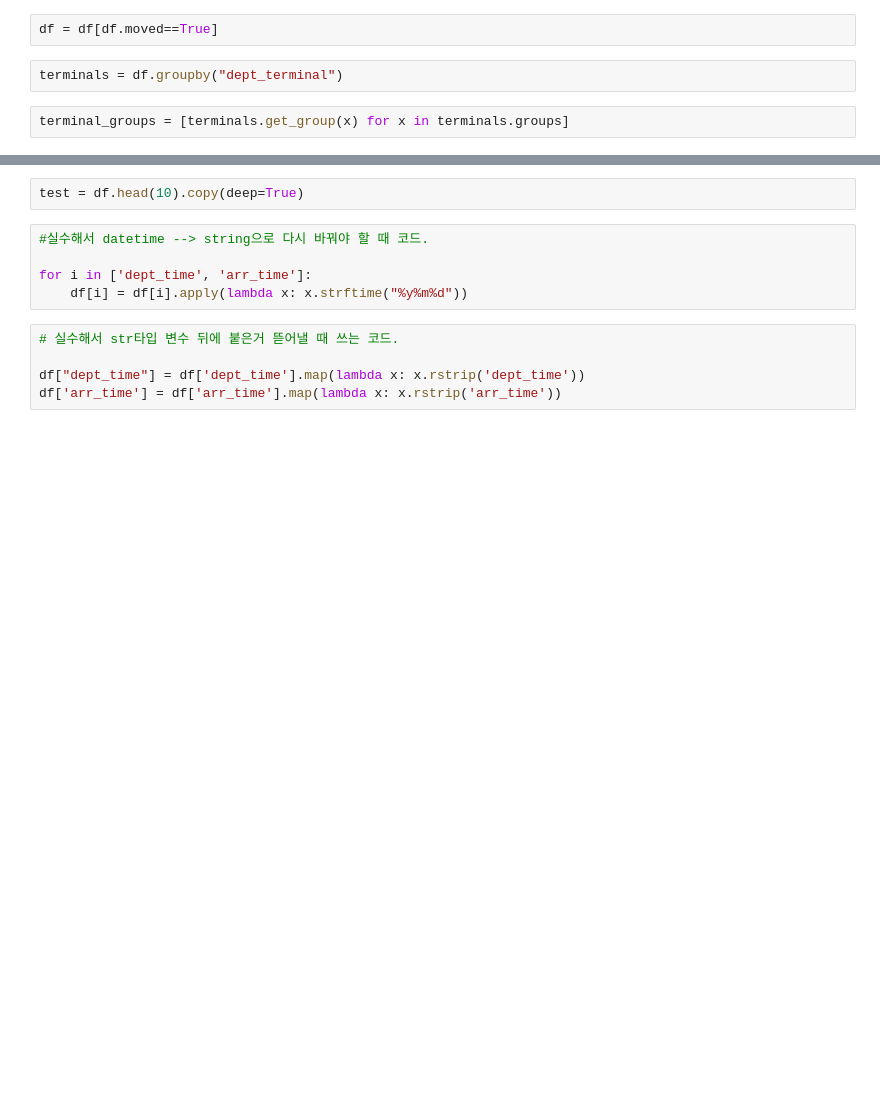
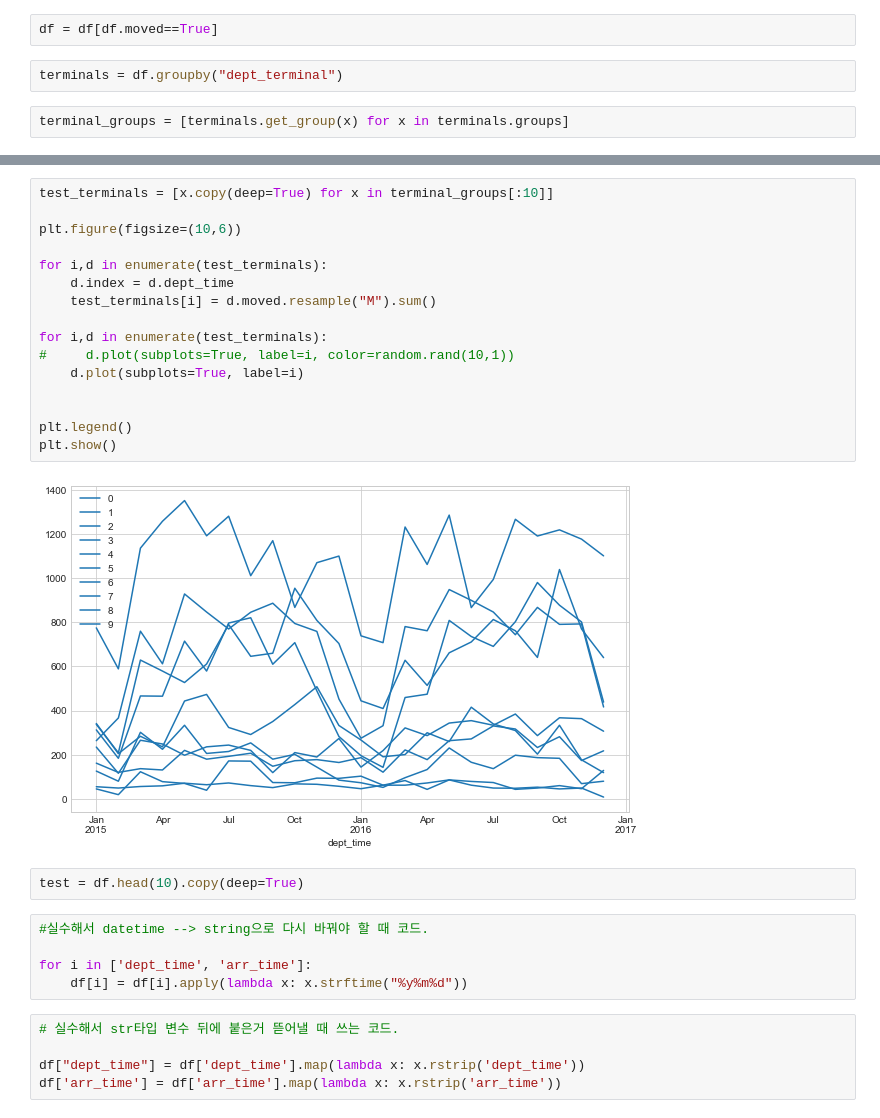
Before and after one commit to jaepil-choi/bikes, a Jupyter notebook: nubija_merge.ipynb, the cells around one changed output, grey strips where cells are left out. Cells and saved outputs as stored; diff of their text form; blank space fills up the shorter version.

```diff
--- a/nubija_merge.ipynb
+++ b/nubija_merge.ipynb
@@ -715,3 +744,21 @@ plt.show()
+# %%
+test_terminals = [x.copy(deep=True) for x in terminal_groups[:10]]
+
+plt.figure(figsize=(10,6))
+
+for i,d in enumerate(test_terminals):
+    d.index = d.dept_time
+    test_terminals[i] = d.moved.resample("M").sum()
+
+for i,d in enumerate(test_terminals):
+#     d.plot(subplots=True, label=i, color=random.rand(10,1))
+    d.plot(subplots=True, label=i)
+
+
+plt.legend()
+plt.show()
+# %% [output]
+[figure, added]
 # %%
 test = df.head(10).copy(deep=True)
 # %%
```
Also changed, not shown: parts of 12 cells of this notebook.
